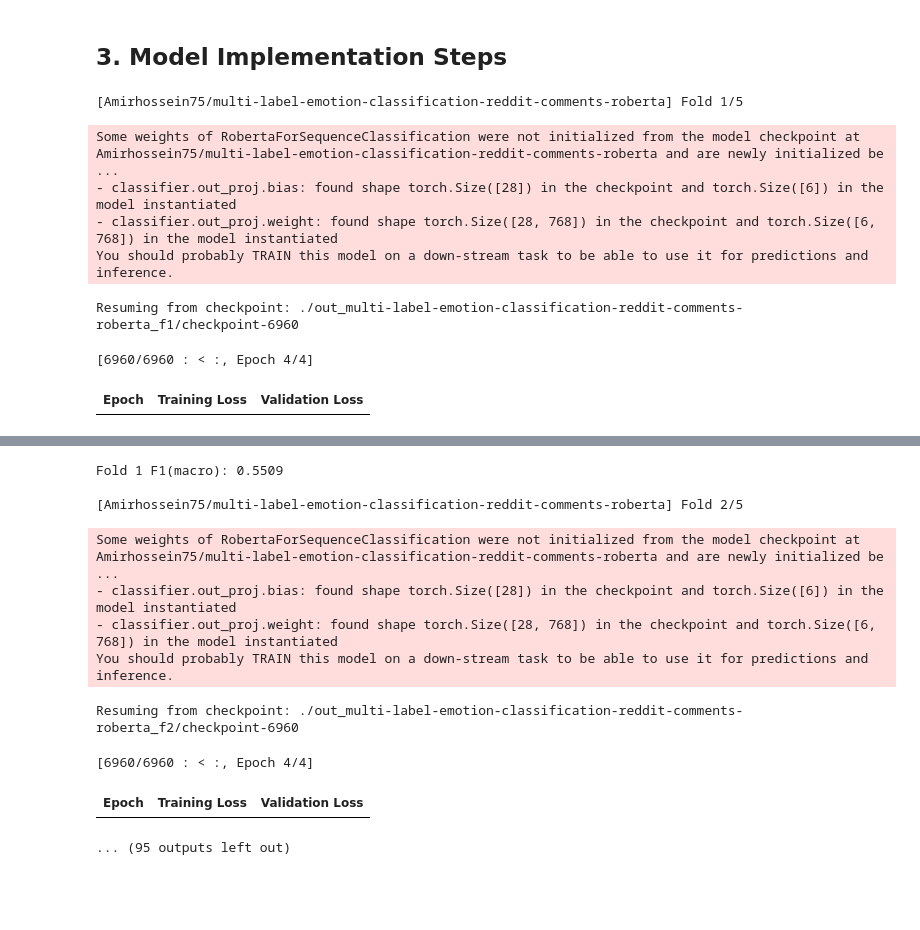
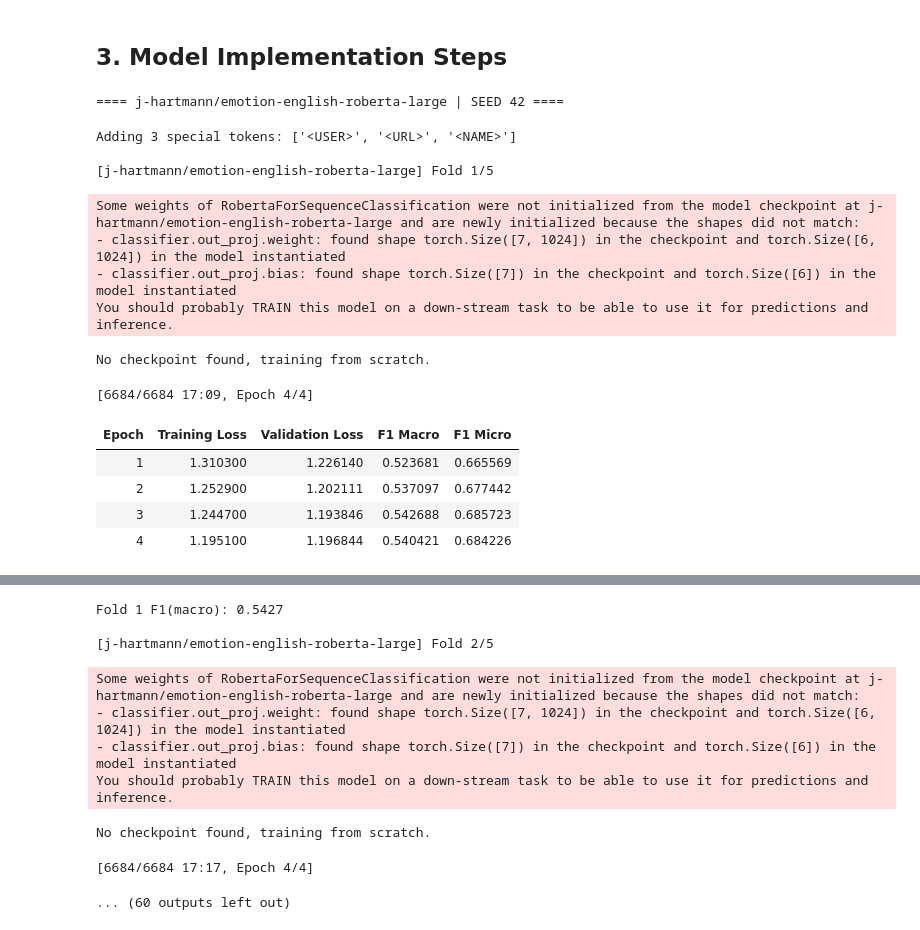
Before and after one commit to attackofthetitan/DM2025-Lab2-Exercise, a Jupyter notebook: DM2025-Lab2-Homework.ipynb, the cells around one changed output, grey strips where cells are left out. Cells and saved outputs as stored; diff of their text form; code cells hidden in the pictures; blank space fills up the shorter version.

Commit message:
Multiple experiments, dead code uncleaned

```diff
--- a/DM2025-Lab2-Homework.ipynb
+++ b/DM2025-Lab2-Homework.ipynb
@@ -626,58 +659,72 @@ def train_folds(model_name, n_splits=5, lr=2e-5, epochs=3, bsz=16, max_len=192,
 # %%
 torch.cuda.empty_cache()
 
+
+SEEDS = [42, 2025]
+
 backbones = [
     # "GroNLP/hateBERT",
+    # "microsoft/deberta-v3-large",
+    # "FacebookAI/roberta-large",
+    # "j-hartmann/emotion-english-roberta-large",
     "Amirhossein75/multi-label-emotion-classification-reddit-comments-roberta",
     "cardiffnlp/twitter-roberta-large-emotion-latest",
-    # "FacebookAI/roberta-large",
-    "microsoft/deberta-v3-large",
 ]
 cfgs = {
+    "j-hartmann/emotion-english-roberta-large": dict(lr=1.5e-5, epochs=4),
     "FacebookAI/roberta-large": dict(lr=1.5e-5, epochs=4),
-    "microsoft/deberta-v3-large": dict(lr=1e-5, epochs=6),
+    "microsoft/deberta-v3-large": dict(lr=8e-6, epochs=4),
     "Amirhossein75/multi-label-emotion-classification-reddit-comments-roberta": dict(lr=1.5e-5, epochs=4),
     "GroNLP/hateBERT": dict(lr=1.5e-5, epochs=4),
     "cardiffnlp/twitter-roberta-large-emotion-latest": dict(lr=1.5e-5, epochs=4),
 }
 
 all_oof, all_test = [], []
 
 for name in backbones:
     hp = cfgs[name]
-    oof, test_logits = train_folds(
-        name,
-        n_splits=5,
-        lr=hp["lr"],
-        epochs=hp["epochs"],
-        bsz=24,
-        max_len=160,
-        wd=0.01,
-    )
-    all_oof.append(oof)
-    all_test.append(test_logits)
+    for s in SEEDS:
+        print(f"\n==== {name} | SEED {s} ====")
+        oof, test_logits = train_folds(
+            name,
+            n_splits=5,
+            lr=hp["lr"],
+            epochs=hp["epochs"],
+            bsz=16,
+            max_len=128,
+            wd=0.01,
+            seed=s,
+        )
+        all_oof.append(oof)
+        all_test.append(test_logits)
 # %% [output]
-[Amirhossein75/multi-label-emotion-classification-reddit-comments-roberta] Fold 1/5
+==== j-hartmann/emotion-english-roberta-large | SEED 42 ====
-Some weights of RobertaForSequenceClassification were not initialized from the model checkpoint at Amirhossein75/multi-label-emotion-classification-reddit-comments-roberta and are newly initialized be ...
-- classifier.out_proj.bias: found shape torch.Size([28]) in the checkpoint and torch.Size([6]) in the model instantiated
-- classifier.out_proj.weight: found shape torch.Size([28, 768]) in the checkpoint and torch.Size([6, 768]) in the model instantiated
-You should probably TRAIN this model on a down-stream task to be able to use it for predictions and inference.
+Adding 3 special tokens: ['<USER>', '<URL>', '<NAME>']
+
+[j-hartmann/emotion-english-roberta-large] Fold 1/5
-Resuming from checkpoint: ./out_multi-label-emotion-classification-reddit-comments-roberta_f1/checkpoint-6960
+Some weights of RobertaForSequenceClassification were not initialized from the model checkpoint at j-hartmann/emotion-english-roberta-large and are newly initialized because the shapes did not match:
+- classifier.out_proj.weight: found shape torch.Size([7, 1024]) in the checkpoint and torch.Size([6, 1024]) in the model instantiated
+- classifier.out_proj.bias: found shape torch.Size([7]) in the checkpoint and torch.Size([6]) in the model instantiated
+You should probably TRAIN this model on a down-stream task to be able to use it for predictions and inference.
-[6960/6960 : < :, Epoch 4/4]
+No checkpoint found, training from scratch.
+[6684/6684 17:09, Epoch 4/4]
-| Epoch | Training Loss | Validation Loss |
+| Epoch | Training Loss | Validation Loss | F1 Macro | F1 Micro |
+| 1 | 1.310300 | 1.226140 | 0.523681 | 0.665569 |
+| 2 | 1.252900 | 1.202111 | 0.537097 | 0.677442 |
+| 3 | 1.244700 | 1.193846 | 0.542688 | 0.685723 |
+| 4 | 1.195100 | 1.196844 | 0.540421 | 0.684226 |
 [interactive output not drawn]
 [interactive output not drawn]
-Fold 1 F1(macro): 0.5509
-
-[Amirhossein75/multi-label-emotion-classification-reddit-comments-roberta] Fold 2/5
-Some weights of RobertaForSequenceClassification were not initialized from the model checkpoint at Amirhossein75/multi-label-emotion-classification-reddit-comments-roberta and are newly initialized be ...
-- classifier.out_proj.bias: found shape torch.Size([28]) in the checkpoint and torch.Size([6]) in the model instantiated
-- classifier.out_proj.weight: found shape torch.Size([28, 768]) in the checkpoint and torch.Size([6, 768]) in the model instantiated
-You should probably TRAIN this model on a down-stream task to be able to use it for predictions and inference.
+Fold 1 F1(macro): 0.5427
+
+[j-hartmann/emotion-english-roberta-large] Fold 2/5
-Resuming from checkpoint: ./out_multi-label-emotion-classification-reddit-comments-roberta_f2/checkpoint-6960
+Some weights of RobertaForSequenceClassification were not initialized from the model checkpoint at j-hartmann/emotion-english-roberta-large and are newly initialized because the shapes did not match:
+- classifier.out_proj.weight: found shape torch.Size([7, 1024]) in the checkpoint and torch.Size([6, 1024]) in the model instantiated
+- classifier.out_proj.bias: found shape torch.Size([7]) in the checkpoint and torch.Size([6]) in the model instantiated
+You should probably TRAIN this model on a down-stream task to be able to use it for predictions and inference.
-[6960/6960 : < :, Epoch 4/4]
+No checkpoint found, training from scratch.
-| Epoch | Training Loss | Validation Loss |
-... (95 outputs left out)
+[6684/6684 17:17, Epoch 4/4]
+... (60 outputs left out)
 # %%
 def optimized_ensemble(all_oof, all_test, y):
     X_oof = np.hstack(all_oof)
```
Also changed, not shown: parts of 7 cells of this notebook, 1 other file.
